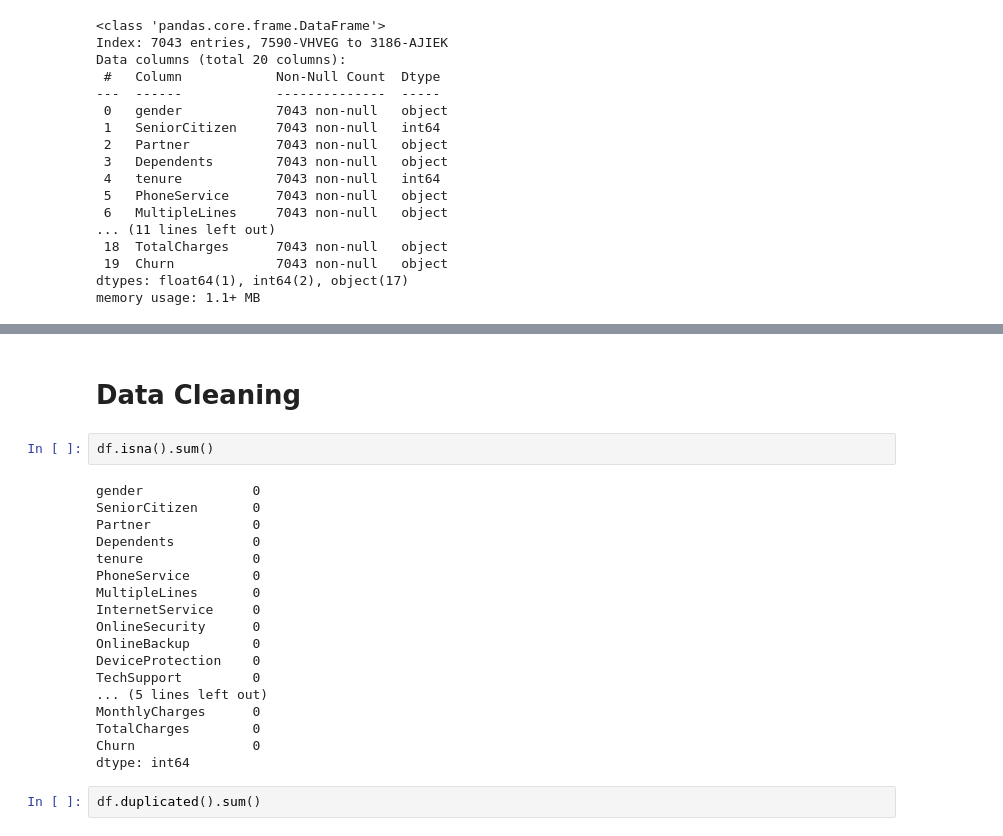
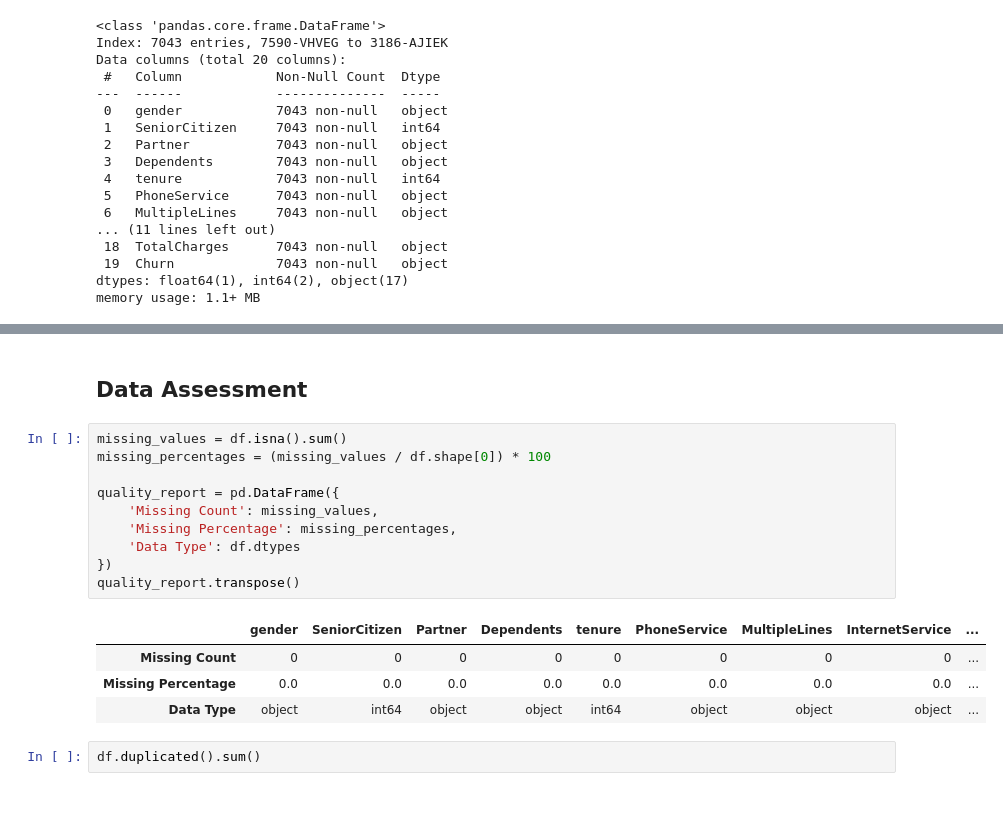
Before and after one commit to ElOuarary/Customer_Churn_Prediction, a Jupyter notebook: notebooks/exploratory_data_analysis.ipynb, the cells around one changed output, grey strips where cells are left out. Saved outputs shown, nothing was run; the diff lists cells and outputs as text; blank space fills up the shorter version.

```diff
--- a/notebooks/exploratory_data_analysis.ipynb
+++ b/notebooks/exploratory_data_analysis.ipynb
@@ -75,25 +73,20 @@ The TotalChanges feature is supposed to hold a numeric data type but it holds an
 # %% [markdown]
-# Data Cleaning
+## Data Assessment
 # %%
-df.isna().sum()
+missing_values = df.isna().sum()
+missing_percentages = (missing_values / df.shape[0]) * 100
+
+quality_report = pd.DataFrame({
+    'Missing Count': missing_values,
+    'Missing Percentage': missing_percentages,
+    'Data Type': df.dtypes
+})
+quality_report.transpose()
 # %% [output]
-gender              0
-SeniorCitizen       0
-Partner             0
-Dependents          0
-tenure              0
-PhoneService        0
-MultipleLines       0
-InternetService     0
-OnlineSecurity      0
-OnlineBackup        0
-DeviceProtection    0
-TechSupport         0
-... (5 lines left out)
-MonthlyCharges      0
-TotalCharges        0
-Churn               0
-dtype: int64
+|  | gender | SeniorCitizen | Partner | Dependents | tenure | PhoneService | MultipleLines | InternetService | ... |
+| Missing Count | 0 | 0 | 0 | 0 | 0 | 0 | 0 | 0 | ... |
+| Missing Percentage | 0.0 | 0.0 | 0.0 | 0.0 | 0.0 | 0.0 | 0.0 | 0.0 | ... |
+| Data Type | object | int64 | object | object | int64 | object | object | object | ... |
 # %%
 df.duplicated().sum()
 # %% [output]
```
Also changed, not shown: parts of 5 cells of this notebook, 1 other file.
